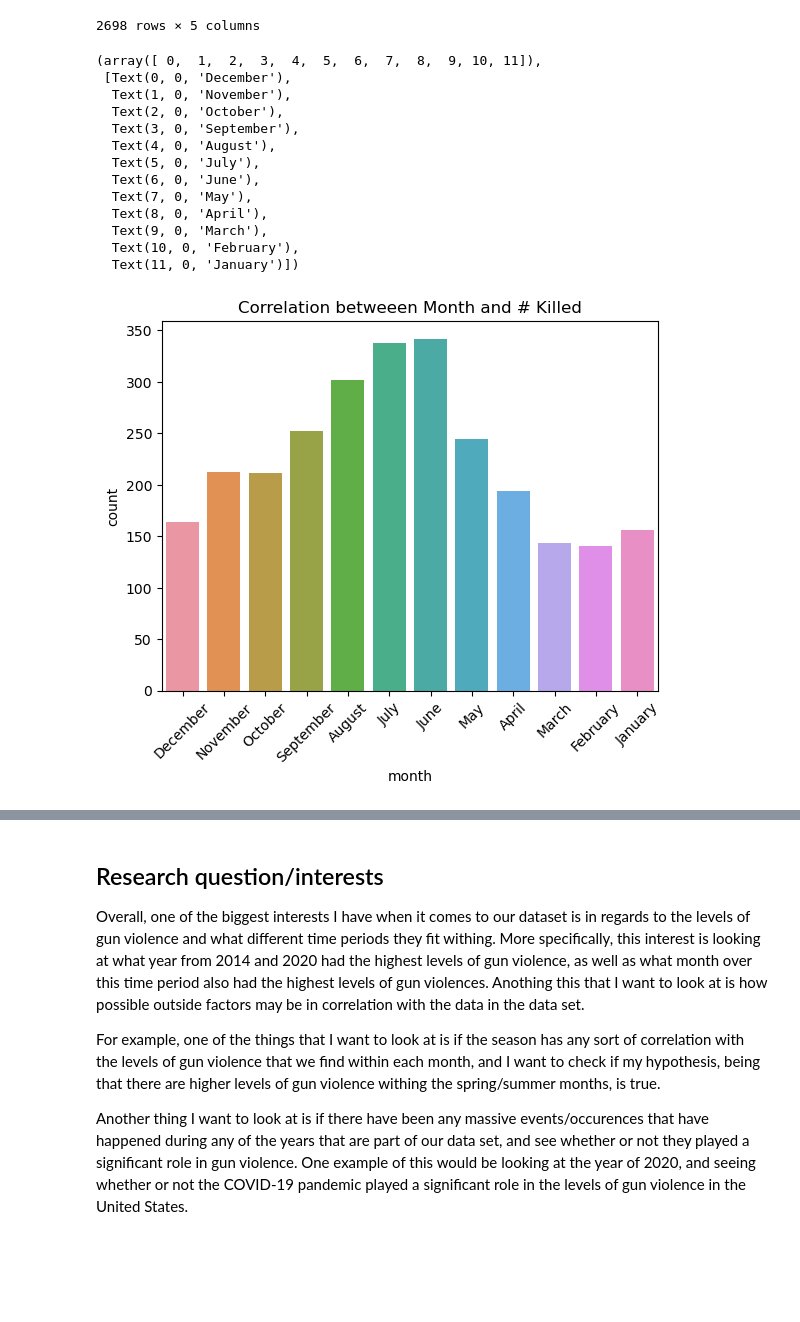
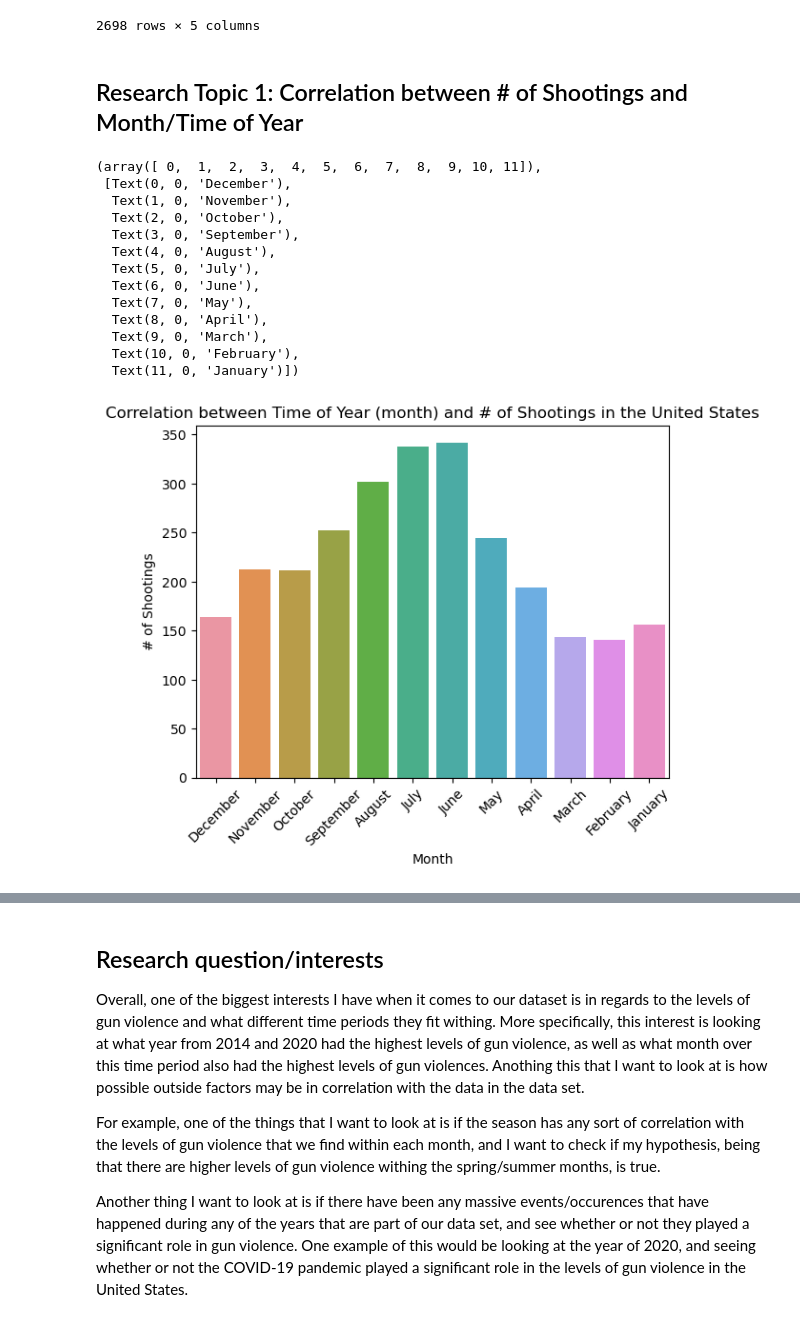
Before and after one commit to ubco-W2022T1-cosc301/project-group39, a Jupyter notebook: notebooks/analysis2.ipynb, the cells around one changed output, grey strips where cells are left out. Cells and saved outputs as stored; diff of their text form; code cells hidden in the pictures; blank space fills up the shorter version.

```diff
--- a/notebooks/analysis2.ipynb
+++ b/notebooks/analysis2.ipynb
@@ -372,24 +372,24 @@ df_landp
 # %%
 # reindex of df_landp
 df_idx = df_landp.reindex(['state','killed','injured','month','year'], axis=1)
-# %%
-# plot showing correlation between month and number killed
-df_kandm = df_idx[['killed','month']]
-df_kandm_plot = sns.countplot(data=df_kandm, x='month')
-df_kandm_plot.set(title="Correlation betweeen Month and # Killed")
-plt.xticks(rotation=45)
-# %% [output]
-(array([ 0,  1,  2,  3,  4,  5,  6,  7,  8,  9, 10, 11]),
- [Text(0, 0, 'December'),
-  Text(1, 0, 'November'),
-  Text(2, 0, 'October'),
-  Text(3, 0, 'September'),
-  Text(4, 0, 'August'),
-  Text(5, 0, 'July'),
-  Text(6, 0, 'June'),
-  Text(7, 0, 'May'),
-  Text(8, 0, 'April'),
-  Text(9, 0, 'March'),
-  Text(10, 0, 'February'),
-  Text(11, 0, 'January')])
-[figure, removed]
+# %% [markdown]
+## Research Topic 1: Correlation between # of Shootings and Month/Time of Year
+# %%
+df_plot = sns.countplot(data=df_idx, x='month')
+df_plot.set(title="Correlation between Time of Year (month) and # of Shootings in the United States", xlabel="Month", ylabel="# of Shootings")
+plt.xticks(rotation=45)
+# %% [output]
+(array([ 0,  1,  2,  3,  4,  5,  6,  7,  8,  9, 10, 11]),
+ [Text(0, 0, 'December'),
+  Text(1, 0, 'November'),
+  Text(2, 0, 'October'),
+  Text(3, 0, 'September'),
+  Text(4, 0, 'August'),
+  Text(5, 0, 'July'),
+  Text(6, 0, 'June'),
+  Text(7, 0, 'May'),
+  Text(8, 0, 'April'),
+  Text(9, 0, 'March'),
+  Text(10, 0, 'February'),
+  Text(11, 0, 'January')])
+[figure, added]
```
Also changed, not shown: parts of 14 cells of this notebook.
